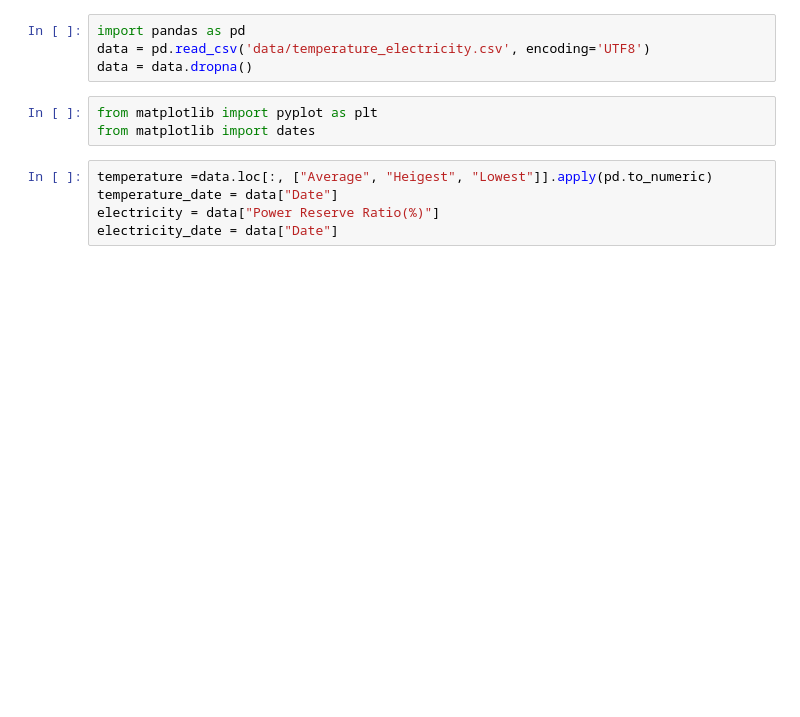
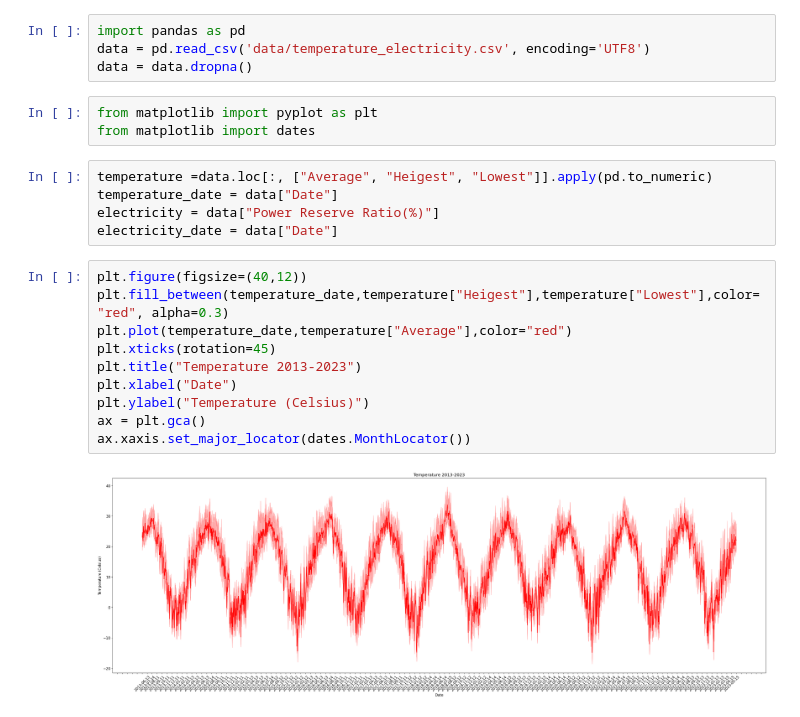
Before and after one commit to jhyunwoo/temperatre-electricity-nb, a Jupyter notebook: graph.ipynb, the cells around one changed output. Cells and saved outputs as stored; diff of their text form; blank space fills up the shorter version.

```diff
--- a/graph.ipynb
+++ b/graph.ipynb
@@ -10,4 +10,16 @@ temperature =data.loc[:, ["Average", "Heigest", "Lowest"]].apply(pd.to_numeric)
 temperature_date = data["Date"]
 electricity = data["Power Reserve Ratio(%)"]
 electricity_date = data["Date"]
+# %%
+plt.figure(figsize=(40,12))
+plt.fill_between(temperature_date,temperature["Heigest"],temperature["Lowest"],color="red", alpha=0.3)
+plt.plot(temperature_date,temperature["Average"],color="red")
+plt.xticks(rotation=45)
+plt.title("Temperature 2013-2023")
+plt.xlabel("Date")
+plt.ylabel("Temperature (Celsius)")
+ax = plt.gca()
+ax.xaxis.set_major_locator(dates.MonthLocator())
+# %% [output]
+[figure, added]
 # %%
```
Also changed, not shown: parts of 12 cells of this notebook.
